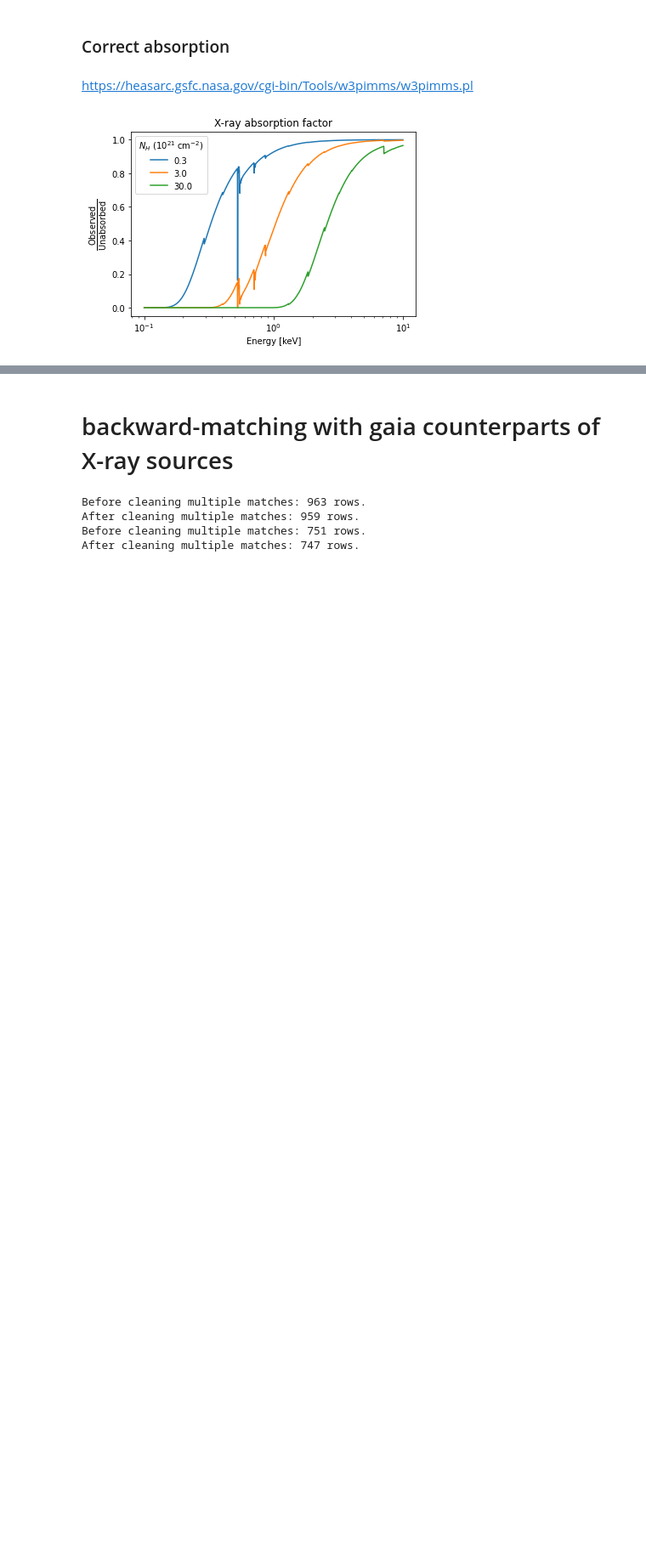
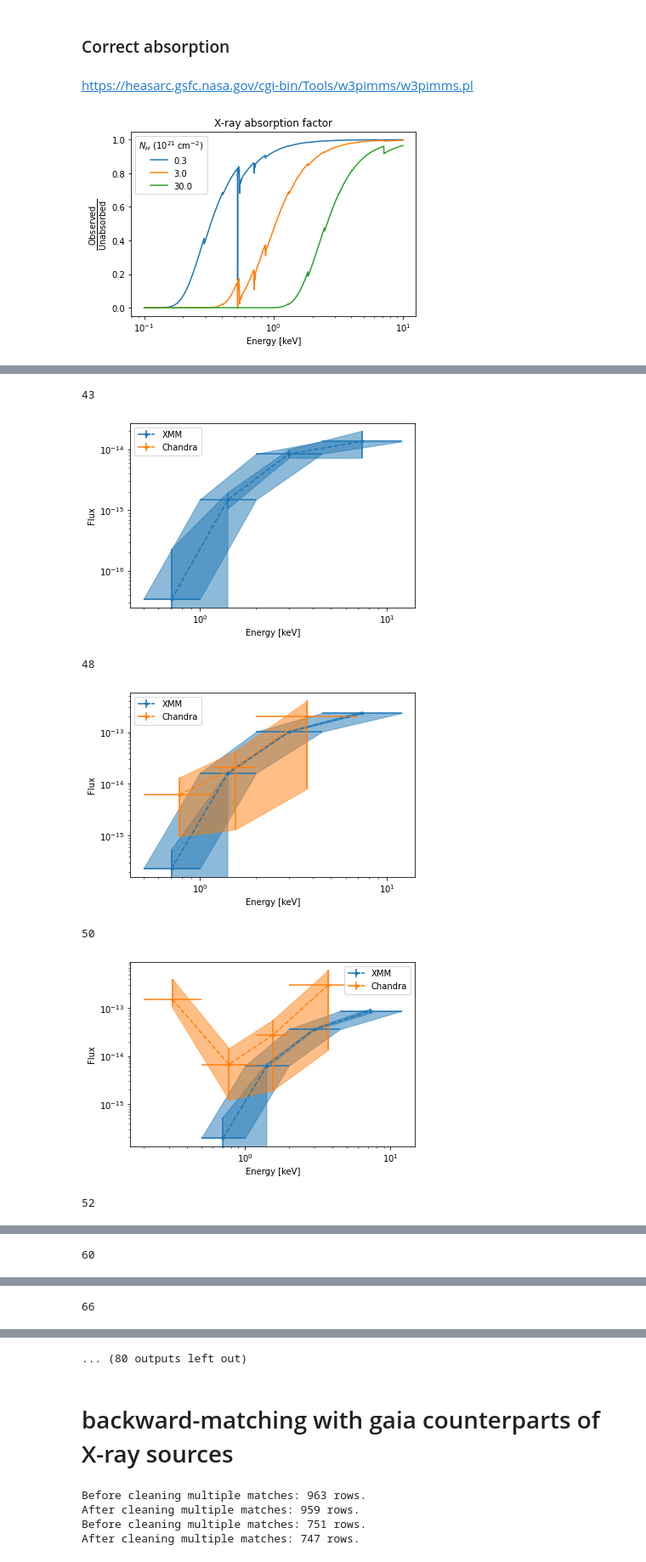
Before and after one commit to cgobat/XDBS-old, a Jupyter notebook: XDBScatalog.ipynb, the cells around one changed output, grey strips where cells are left out. Shown at 85% size. Cells and saved outputs as stored; diff of their text form; code cells hidden in the pictures; blank space fills up the shorter version.

```diff
--- a/XDBScatalog.ipynb
+++ b/XDBScatalog.ipynb
@@ -322,6 +317,6 @@ Index(['_q', '_r_CSC', '_RAJ2000_CSC', '_DEJ2000_CSC', '_2CXO', 'Fluxb',
       dtype='object')
 # %%
-def bandshift(fluxA,Gamma,bandA,bandB):
+def bandshift(fluxA,bandA,bandB,Gamma=1.7):
     a1,a2 = bandA
     b1,b2 = bandB
     if Gamma == 2:
@@ -339,9 +334,9 @@ for i in xray[xray["_2SXPS"].notna()].index:
     if pd.isna(gamma):
         gamma = 2
 
-    xray.loc[i,"XRTsoft"] = bandshift(total,gamma,(0.3,10),(0.3,1))
-    xray.loc[i,"XRTmed"] = bandshift(total,gamma,(0.3,10),(1,2))
-    xray.loc[i,"XRThard"] = bandshift(total,gamma,(0.3,10),(2,10))
+    xray.loc[i,"XRTsoft"] = bandshift(total,(0.3,10),(0.3,1),gamma)
+    xray.loc[i,"XRTmed"] = bandshift(total,(0.3,10),(1,2),gamma)
+    xray.loc[i,"XRThard"] = bandshift(total,(0.3,10),(2,10),gamma)
 # %%
 CSC_fluxs = ['Fluxs', 'Fluxm', 'Fluxh']
 XMM_fluxs = ['Flux1', 'Flux2', 'Flux3', 'Flux4', 'Flux5']
@@ -521,0 +525,40 @@ dtype: int64
+# %%
+log_mean = lambda x1,x2 : 10**np.mean((np.log10(x1),np.log10(x2)))
+xmm_E = np.array([log_mean(0.5,1),log_mean(1,2),log_mean(2,4.5),log_mean(4.5,12)])
+cxo_E = np.array([log_mean(0.2,0.5),log_mean(0.5,1.2),log_mean(1.2,2),log_mean(2,7)])
+for idx,obj in xray[xray["_2CXO"].notna() & xray["_4XMM"].notna()].iterrows():
+    obj = obj.replace(1.0e-17,np.nan)
+#     obj = obj.replace(0,np.nan)
+    print(int(obj["_q"]))
+    plt.errorbar(xmm_E,obj[["Flux2","Flux3","Flux4","Flux5"]],
+                 xerr=[xmm_E-np.array([0.5,1,2,4.5]), np.array([1,2,4.5,12])-xmm_E],
+                 yerr=obj[["e_Flux2","e_Flux3","e_Flux4","e_Flux5"]],
+                 linestyle="--",marker=".",label="XMM")
+    lower = obj[["Flux2","Flux3","Flux4","Flux5"]].values - obj[["e_Flux2","e_Flux3","e_Flux4","e_Flux5"]].values
+    upper = obj[["Flux2","Flux3","Flux4","Flux5"]].values + obj[["e_Flux2","e_Flux3","e_Flux4","e_Flux5"]].values
+    plt.fill_between(xmm_E,np.array(lower,dtype=float),np.array(upper,dtype=float),color="C0",alpha=0.5)
+    plt.fill_betweenx(np.array(obj[["Flux2","Flux3","Flux4","Flux5"]].values,dtype=float),[0.5,1,2,4.5],[1,2,4.5,12],
+                      color="C0",alpha=0.5)
+    plt.errorbar(cxo_E,obj[["Fluxu","Fluxs","Fluxm","Fluxh"]],
+                 xerr=[cxo_E-np.array([0.2,0.5,1.2,2]), np.array([0.5,1.2,2,7])-cxo_E],
+                 yerr=[obj[["b_Fluxu","b_Fluxs","b_Fluxm","b_Fluxh"]],
+                       obj[["B_Fluxu","B_Fluxs","B_Fluxm","B_Fluxh"]]],
+                 linestyle="--",marker=".",label="Chandra")
+    lower = obj[["Fluxu","Fluxs","Fluxm","Fluxh"]].values - obj[["b_Fluxu","b_Fluxs","b_Fluxm","b_Fluxh"]].values
+    upper = obj[["Fluxu","Fluxs","Fluxm","Fluxh"]].values + obj[["B_Fluxu","B_Fluxs","B_Fluxm","B_Fluxh"]].values
+    plt.fill_between(cxo_E,np.array(lower,dtype=float),np.array(upper,dtype=float),color="C1",alpha=0.5)
+
+    plt.legend()
+    plt.yscale("log")
+    plt.xscale("log")
+    plt.xlabel("Energy [keV]")
+    plt.ylabel("Flux")
+    plt.show()
+# %% [output]
+43
+[figure, added]
+48
+[figure, added]
+50
+[figure, added]
+52
@@ -521,0 +566 @@ dtype: int64
+60
@@ -521,0 +568 @@ dtype: int64
+66
@@ -522,3 +570,4 @@ dtype: int64
+... (80 outputs left out)
 # %% [markdown]
 # backward-matching with gaia counterparts of X-ray sources
 # %%
```
Also changed, not shown: parts of 11 cells of this notebook, 2 other files.
